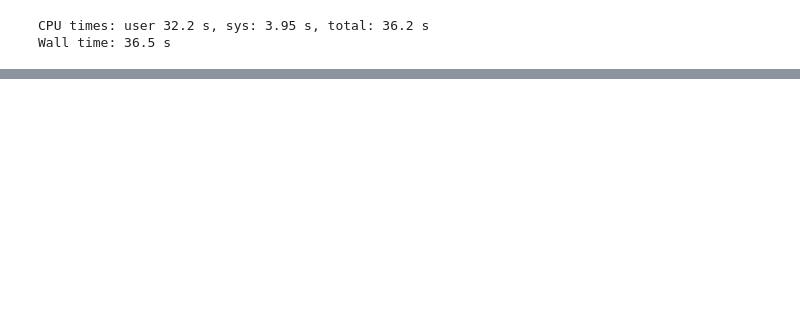
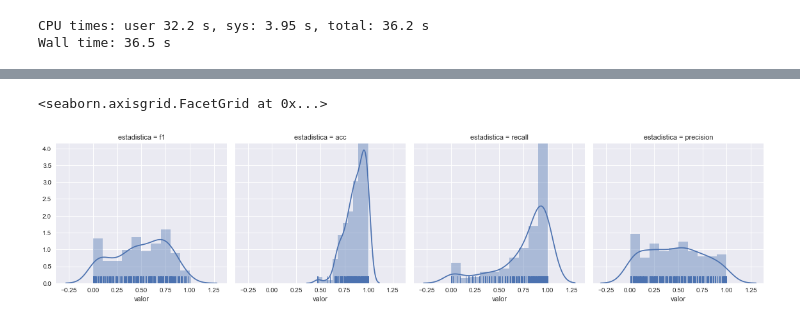
Before and after one commit to rausial/species_notebooks, a Jupyter notebook: SPECIES_vs_Expertos.ipynb, the cells around one changed output, grey strips where cells are left out. Cells and saved outputs as stored; diff of their text form; code cells hidden in the pictures; blank space fills up the shorter version.

```diff
--- a/SPECIES_vs_Expertos.ipynb
+++ b/SPECIES_vs_Expertos.ipynb
@@ -671,7 +709,8 @@ num_batches = len(sp_cells) // 10
 # %%
 for i in range(1, num_batches + 1):
     print(i)
-    %time sdms16_df = sdms16_df.append(evaluate_sdms(api_url, sp_cells, grid, analysis_res, start = 10 * i, end = 10 * (i + 1)))
+    %time sdm_df = evaluate_sdms(api_url, sp_cells, grid, analysis_res, start = 10 * i, end = 10 * (i + 1))
+    sdms16_df = sdms16_df.append(sdm_df)
 # %%
 print_eval_stats(sdms16_df)
 plot_confussion_maps(sdms16_df, 20)
@@ -677,0 +736,13 @@ plot_confussion_maps(sdms16_df, 20)
+# %%
+stats = []
+sp_grp = sdms16_df.groupby('species')
+for name, grp in sp_grp:
+    acc = accuracy_score(grp.presence, grp.pred)
+    f1 = f1_score(grp.presence, grp.pred)
+    recall = recall_score(grp.presence, grp.pred)
+    prec = precision_score(grp.presence, grp.pred)
+
+    stats.append({'acc': acc, 'f1': f1, 'recall': recall, 'precision': prec, 'name': name})
+# %%
+df = pd.DataFrame(stats)
+df.describe()
@@ -677,0 +759,8 @@ plot_confussion_maps(sdms16_df, 20)
+# %%
+df_test = pd.melt(df[['f1', 'acc', 'recall', 'precision']], var_name=['estadistica'], value_name='valor')
+
+g = sns.FacetGrid(df_test, col='estadistica', size=4)
+g.map(sns.distplot, 'valor', bins=10, kde=True, rug=True)
+# %% [output]
+<seaborn.axisgrid.FacetGrid at 0x...>
+[figure, added]
```
Also changed, not shown: parts of 15 cells of this notebook.
